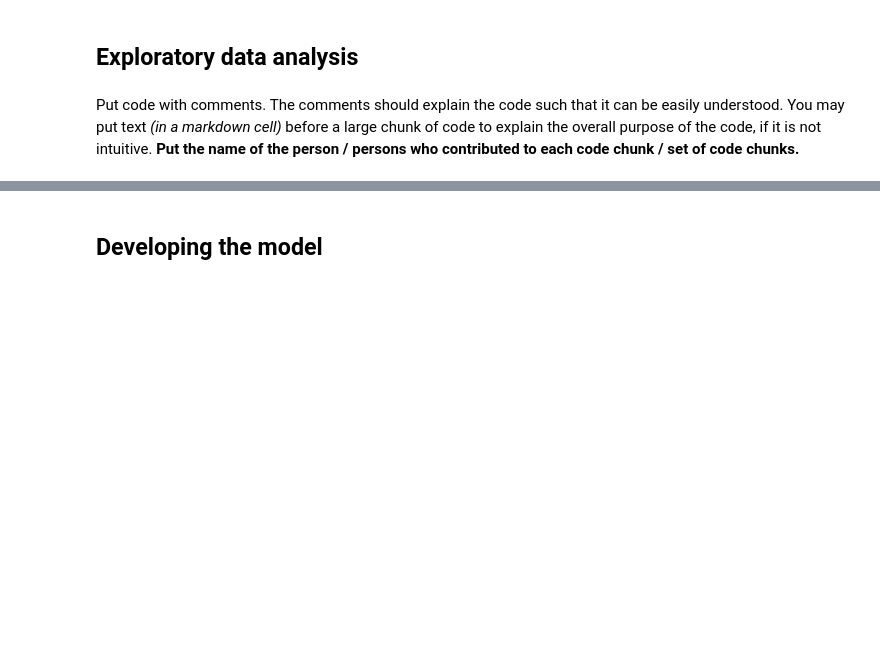
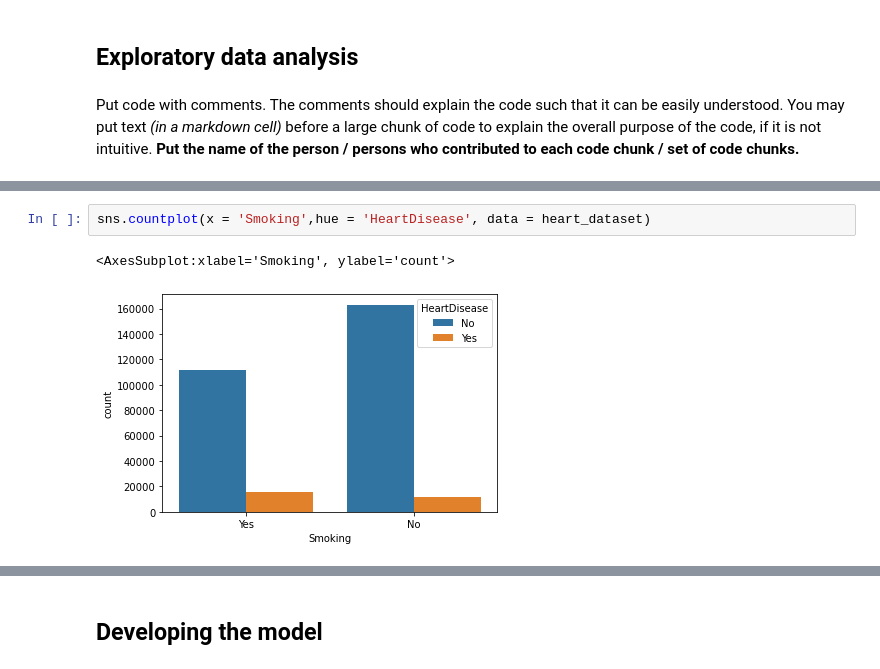
Before and after one commit to JerayuT/Group-5-WQ23-Data-Science, a Jupyter notebook: Project Code Template.ipynb, the cells around one changed output, grey strips where cells are left out. Saved outputs shown, nothing was run; the diff lists cells and outputs as text; blank space fills up the shorter version.

```diff
--- a/Project Code Template.ipynb
+++ b/Project Code Template.ipynb
@@ -329,0 +384,5 @@ Put code with comments. The comments should explain the code such that it can be
+# %%
+sns.countplot(x = 'Smoking',hue = 'HeartDisease', data = heart_dataset)
+# %% [output]
+<AxesSubplot:xlabel='Smoking', ylabel='count'>
+[figure, added]
```
Also changed, not shown: parts of 71 cells of this notebook.
